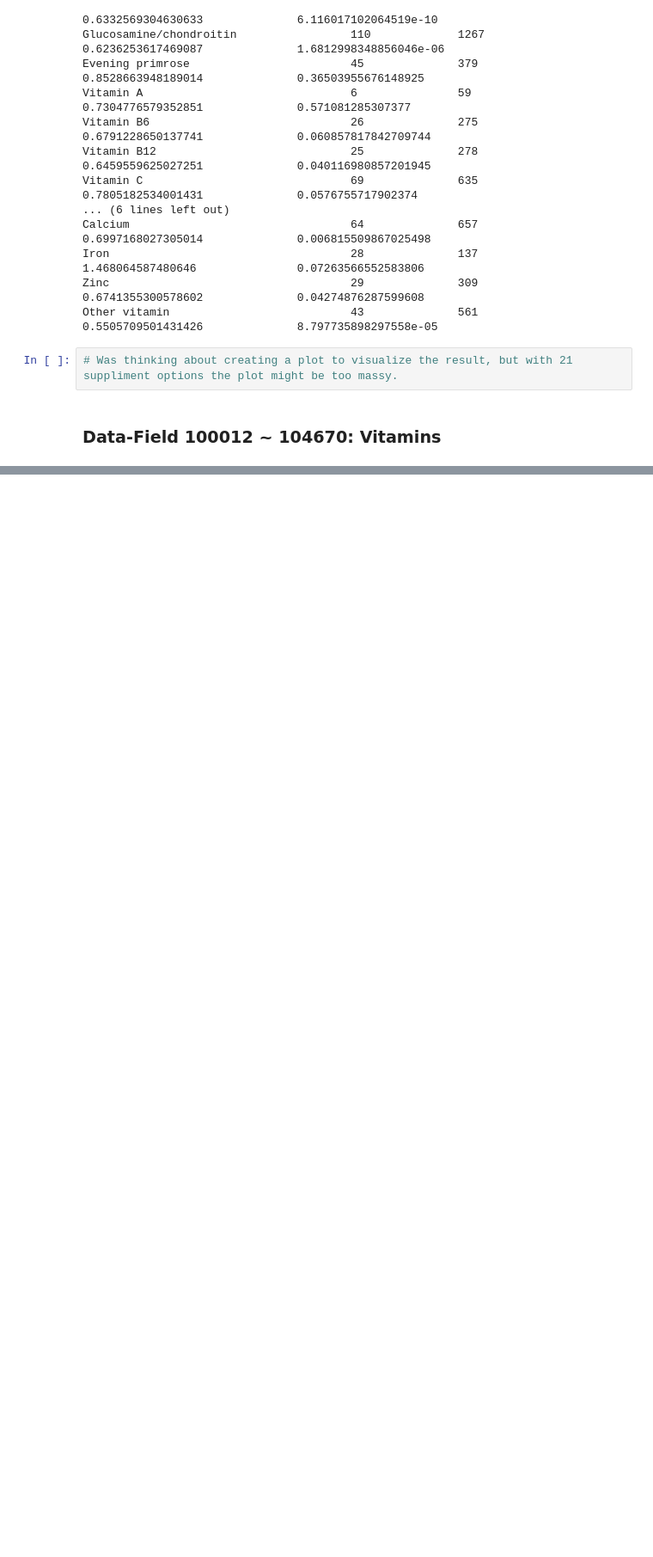
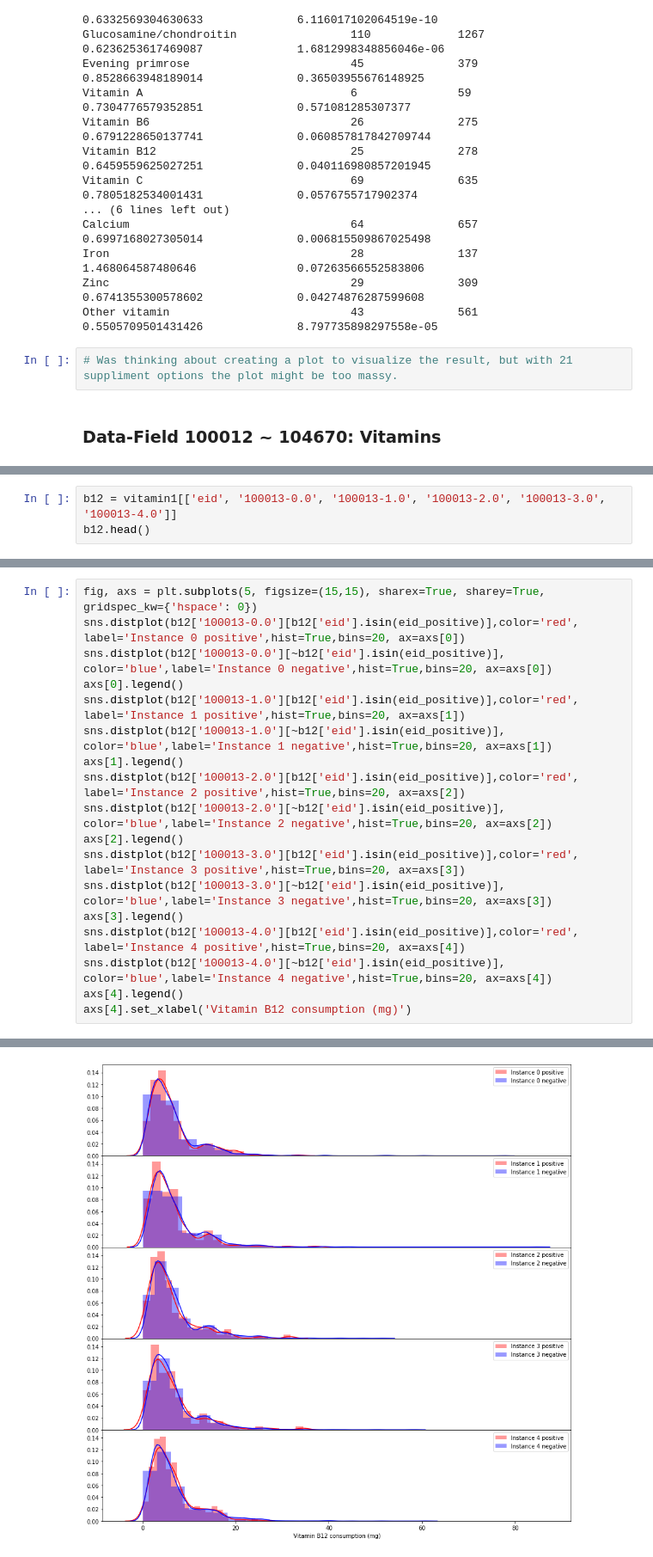
Before and after one commit to JunWeiLUC/NSinternship, a Jupyter notebook: Covid_information.ipynb, the cells around one changed output, grey strips where cells are left out. Shown at 86% size. Saved outputs shown, nothing was run; the diff lists cells and outputs as text; blank space fills up the shorter version.

```diff
--- a/Covid_information.ipynb
+++ b/Covid_information.ipynb
@@ -780,0 +811,3 @@ vitamin1.head()
+# %%
+b12 = vitamin1[['eid', '100013-0.0', '100013-1.0', '100013-2.0', '100013-3.0', '100013-4.0']]
+b12.head()
@@ -780,0 +821,19 @@ vitamin1.head()
+# %%
+fig, axs = plt.subplots(5, figsize=(15,15), sharex=True, sharey=True, gridspec_kw={'hspace': 0})
+sns.distplot(b12['100013-0.0'][b12['eid'].isin(eid_positive)],color='red', label='Instance 0 positive',hist=True,bins=20, ax=axs[0])
+sns.distplot(b12['100013-0.0'][~b12['eid'].isin(eid_positive)], color='blue',label='Instance 0 negative',hist=True,bins=20, ax=axs[0])
+axs[0].legend()
+sns.distplot(b12['100013-1.0'][b12['eid'].isin(eid_positive)],color='red', label='Instance 1 positive',hist=True,bins=20, ax=axs[1])
+sns.distplot(b12['100013-1.0'][~b12['eid'].isin(eid_positive)], color='blue',label='Instance 1 negative',hist=True,bins=20, ax=axs[1])
+axs[1].legend()
+sns.distplot(b12['100013-2.0'][b12['eid'].isin(eid_positive)],color='red', label='Instance 2 positive',hist=True,bins=20, ax=axs[2])
+sns.distplot(b12['100013-2.0'][~b12['eid'].isin(eid_positive)], color='blue',label='Instance 2 negative',hist=True,bins=20, ax=axs[2])
+axs[2].legend()
+sns.distplot(b12['100013-3.0'][b12['eid'].isin(eid_positive)],color='red', label='Instance 3 positive',hist=True,bins=20, ax=axs[3])
+sns.distplot(b12['100013-3.0'][~b12['eid'].isin(eid_positive)], color='blue',label='Instance 3 negative',hist=True,bins=20, ax=axs[3])
+axs[3].legend()
+sns.distplot(b12['100013-4.0'][b12['eid'].isin(eid_positive)],color='red', label='Instance 4 positive',hist=True,bins=20, ax=axs[4])
+sns.distplot(b12['100013-4.0'][~b12['eid'].isin(eid_positive)], color='blue',label='Instance 4 negative',hist=True,bins=20, ax=axs[4])
+axs[4].legend()
+axs[4].set_xlabel('Vitamin B12 consumption (mg)')
+# %% [output]
@@ -780,0 +841 @@ vitamin1.head()
+[figure, added]
```
Also changed, not shown: parts of 22 cells of this notebook.
